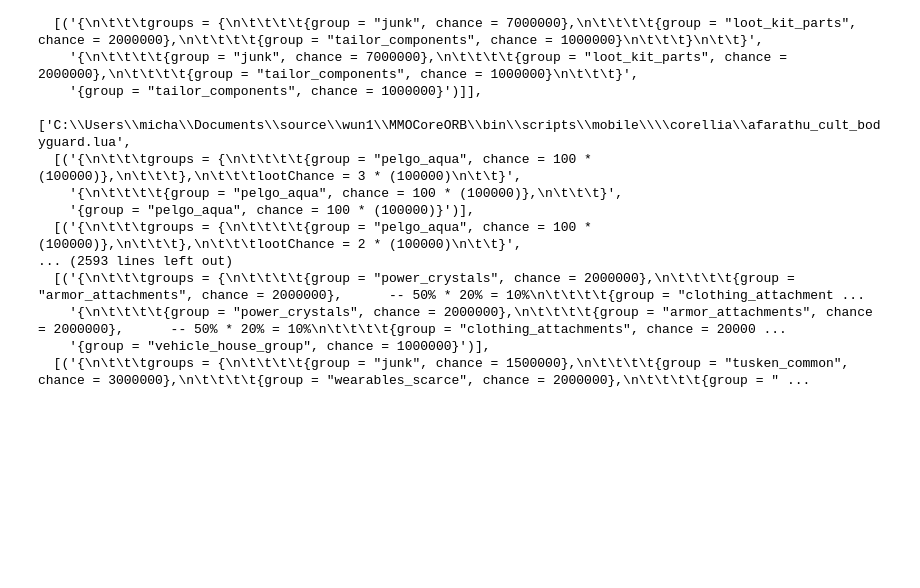
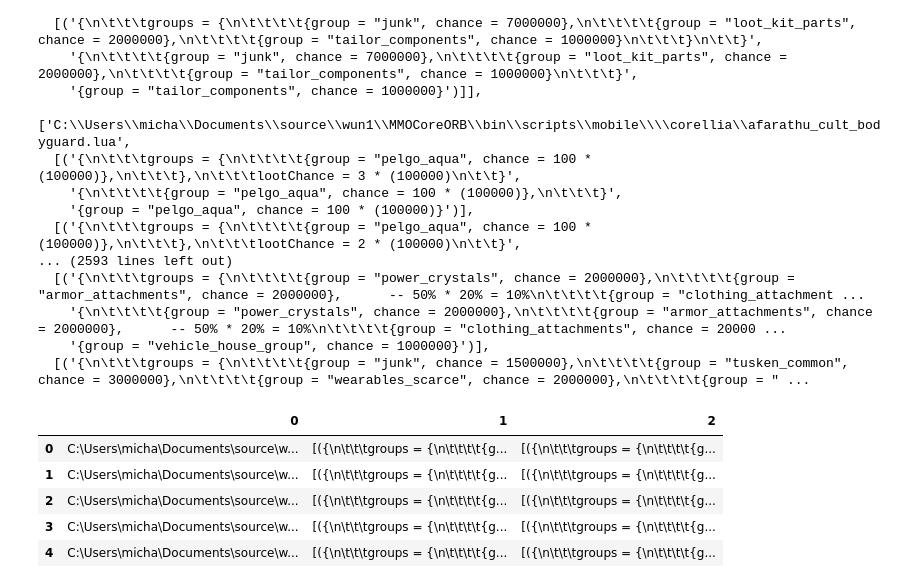
Before and after one commit to monkjames/swgPythonJunk, a Jupyter notebook: lootdif.ipynb, the cells around one changed output. Cells and saved outputs as stored; diff of their text form; code cells hidden in the pictures; blank space fills up the shorter version.

```diff
--- a/lootdif.ipynb
+++ b/lootdif.ipynb
@@ -88,3 +89,14 @@ cdif
     '{\n\t\t\t\t{group = "power_crystals", chance = 2000000},\n\t\t\t\t{group = "armor_attachments", chance = 2000000},      -- 50% * 20% = 10%\n\t\t\t\t{group = "clothing_attachments", chance = 20000 ...
     '{group = "vehicle_house_group", chance = 1000000}')],
   [('{\n\t\t\tgroups = {\n\t\t\t\t{group = "junk", chance = 1500000},\n\t\t\t\t{group = "tusken_common", chance = 3000000},\n\t\t\t\t{group = "wearables_scarce", chance = 2000000},\n\t\t\t\t{group = " ...
+# %%
+df = pd.DataFrame(cdif)
+# %%
+df.head()
+# %% [output]
+|  | 0 | 1 | 2 |
+| 0 | C:\Users\micha\Documents\source\w... | [({\n\t\t\tgroups = {\n\t\t\t\t{g... | [({\n\t\t\tgroups = {\n\t\t\t\t{g... |
+| 1 | C:\Users\micha\Documents\source\w... | [({\n\t\t\tgroups = {\n\t\t\t\t{g... | [({\n\t\t\tgroups = {\n\t\t\t\t{g... |
+| 2 | C:\Users\micha\Documents\source\w... | [({\n\t\t\tgroups = {\n\t\t\t\t{g... | [({\n\t\t\tgroups = {\n\t\t\t\t{g... |
+| 3 | C:\Users\micha\Documents\source\w... | [({\n\t\t\tgroups = {\n\t\t\t\t{g... | [({\n\t\t\tgroups = {\n\t\t\t\t{g... |
+| 4 | C:\Users\micha\Documents\source\w... | [({\n\t\t\tgroups = {\n\t\t\t\t{g... | [({\n\t\t\tgroups = {\n\t\t\t\t{g... |
```
Also changed, not shown: parts of 2 cells of this notebook, 1 other file.
